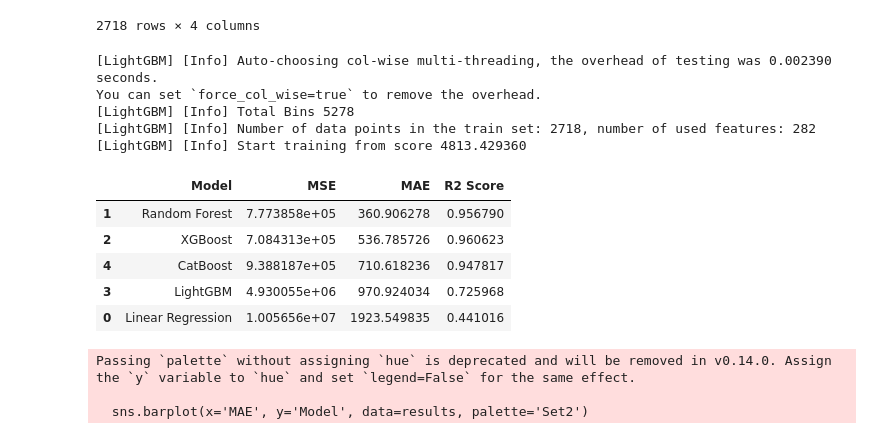
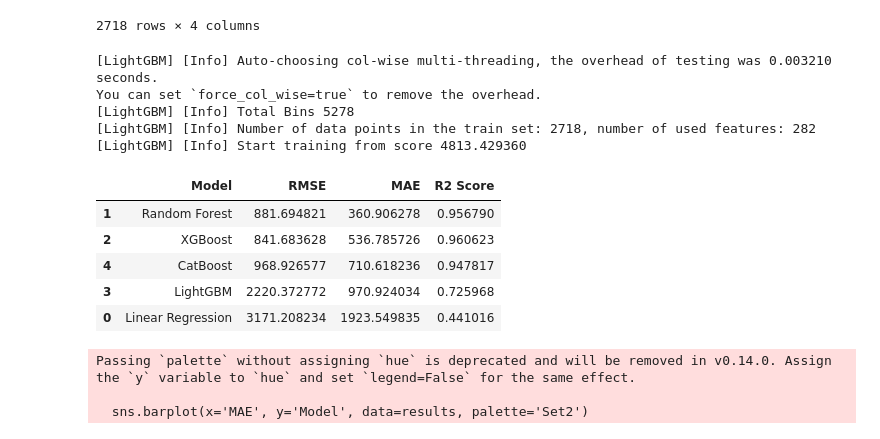
Before and after one commit to dodyharianto/singapore-tech-jobs-salary-predictor, a Jupyter notebook: notebooks/modeling.ipynb, the cells around one changed output. Saved outputs shown, nothing was run; the diff lists cells and outputs as text; code cells hidden in the pictures.

```diff
--- a/notebooks/modeling.ipynb
+++ b/notebooks/modeling.ipynb
@@ -236,7 +236,7 @@ tf_idf = TfidfVectorizer(max_features=500, stop_words='english')
 
 preprocessor = ColumnTransformer(
     transformers=[
-        ('num', tf_idf, 'text_corpus'),
+        ('text', tf_idf, 'text_corpus'),
         ('cat', OneHotEncoder(handle_unknown='ignore'), categorical_features)
     ]
 )
@@ -298,35 +298,35 @@ cb = Pipeline(steps=[
 # %%
 lr.fit(X_train_low, y_train_low)
 y_pred_low_lr = lr.predict(X_test_low)
-mse_lr = mean_squared_error(y_test_low, y_pred_low_lr)
+rmse_lr = np.sqrt(mean_squared_error(y_test_low, y_pred_low_lr))
 mae_lr = mean_absolute_error(y_test_low, y_pred_low_lr)
 r2_lr = r2_score(y_test_low, y_pred_low_lr)
 
 rf.fit(X_train_low, y_train_low)
 y_pred_low_rf = rf.predict(X_test_low)
-mse_rf = mean_squared_error(y_test_low, y_pred_low_rf)
+rmse_rf = np.sqrt(mean_squared_error(y_test_low, y_pred_low_rf))
 mae_rf = mean_absolute_error(y_test_low, y_pred_low_rf)
 r2_rf = r2_score(y_test_low, y_pred_low_rf)
 
 xgb.fit(X_train_low, y_train_low)
 y_pred_low_xgb = xgb.predict(X_test_low)
-mse_xgb = mean_squared_error(y_test_low, y_pred_low_xgb)
+rmse_xgb = np.sqrt(mean_squared_error(y_test_low, y_pred_low_xgb))
 mae_xgb = mean_absolute_error(y_test_low, y_pred_low_xgb)
 r2_xgb = r2_score(y_test_low, y_pred_low_xgb)
 
 lgbm.fit(X_train_low, y_train_low)
 y_pred_low_lgbm = lgbm.predict(X_test_low)
-mse_lgbm = mean_squared_error(y_test_low, y_pred_low_lgbm)
+rmse_lgbm = np.sqrt(mean_squared_error(y_test_low, y_pred_low_lgbm))
 mae_lgbm = mean_absolute_error(y_test_low, y_pred_low_lgbm)
 r2_lgbm = r2_score(y_test_low, y_pred_low_lgbm)
 
 cb.fit(X_train_low, y_train_low)
 y_pred_low_cb = cb.predict(X_test_low)
-mse_cb = mean_squared_error(y_test_low, y_pred_low_cb)
+rmse_cb = np.sqrt(mean_squared_error(y_test_low, y_pred_low_cb))
 mae_cb = mean_absolute_error(y_test_low, y_pred_low_cb)
 r2_cb = r2_score(y_test_low, y_pred_low_cb)
 # %% [output]
-[LightGBM] [Info] Auto-choosing col-wise multi-threading, the overhead of testing was 0.002390 seconds.
+[LightGBM] [Info] Auto-choosing col-wise multi-threading, the overhead of testing was 0.003210 seconds.
 You can set `force_col_wise=true` to remove the overhead.
 [LightGBM] [Info] Total Bins 5278
 [LightGBM] [Info] Number of data points in the train set: 2718, number of used features: 282
@@ -334,19 +334,19 @@ You can set `force_col_wise=true` to remove the overhead.
 # %%
 results = pd.DataFrame({
     'Model': ['Linear Regression', 'Random Forest', 'XGBoost', 'LightGBM', 'CatBoost'],
-    'MSE': [mse_lr, mse_rf, mse_xgb, mse_lgbm, mse_cb],
+    'RMSE': [rmse_lr, rmse_rf, rmse_xgb, rmse_lgbm, rmse_cb],
     'MAE': [mae_lr, mae_rf, mae_xgb, mae_lgbm, mae_cb],
     'R2 Score': [r2_lr, r2_rf, r2_xgb, r2_lgbm, r2_cb]
 }).sort_values(by='MAE')
 
 results
 # %% [output]
-|  | Model | MSE | MAE | R2 Score |
-| 1 | Random Forest | 7.773858e+05 | 360.906278 | 0.956790 |
-| 2 | XGBoost | 7.084313e+05 | 536.785726 | 0.960623 |
-| 4 | CatBoost | 9.388187e+05 | 710.618236 | 0.947817 |
-| 3 | LightGBM | 4.930055e+06 | 970.924034 | 0.725968 |
-| 0 | Linear Regression | 1.005656e+07 | 1923.549835 | 0.441016 |
+|  | Model | RMSE | MAE | R2 Score |
+| 1 | Random Forest | 881.694821 | 360.906278 | 0.956790 |
+| 2 | XGBoost | 841.683628 | 536.785726 | 0.960623 |
+| 4 | CatBoost | 968.926577 | 710.618236 | 0.947817 |
+| 3 | LightGBM | 2220.372772 | 970.924034 | 0.725968 |
+| 0 | Linear Regression | 3171.208234 | 1923.549835 | 0.441016 |
 # %%
 plt.figure(figsize=(10, 6))
 sns.barplot(x='MAE', y='Model', data=results, palette='Set2')
```
Also changed, not shown: parts of 16 cells of this notebook.
